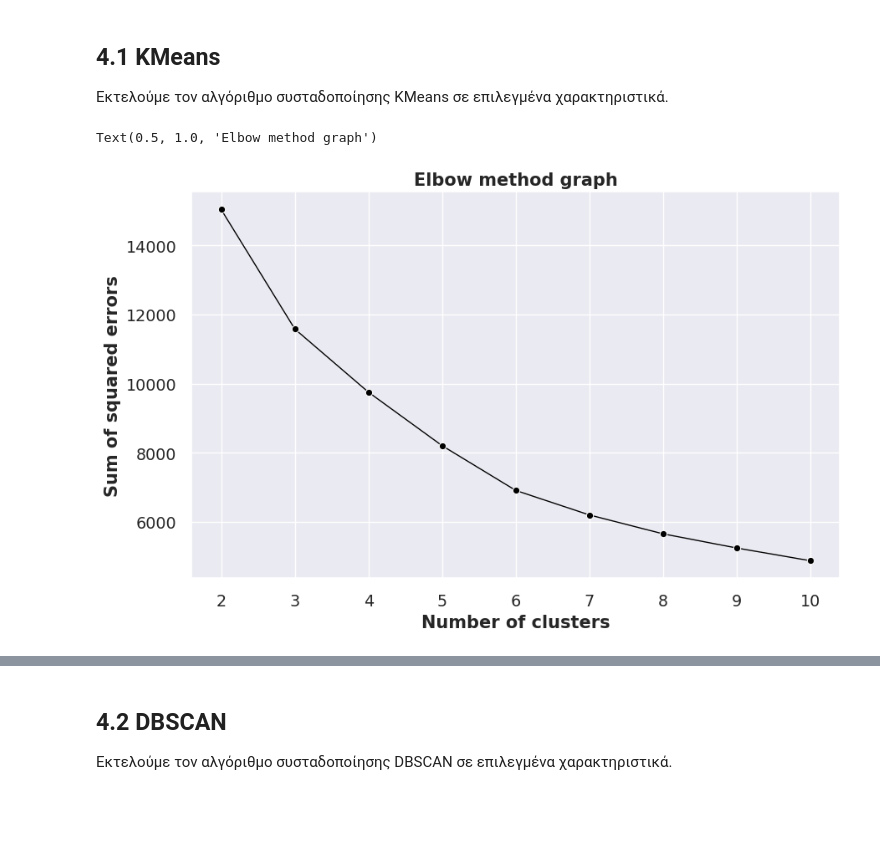
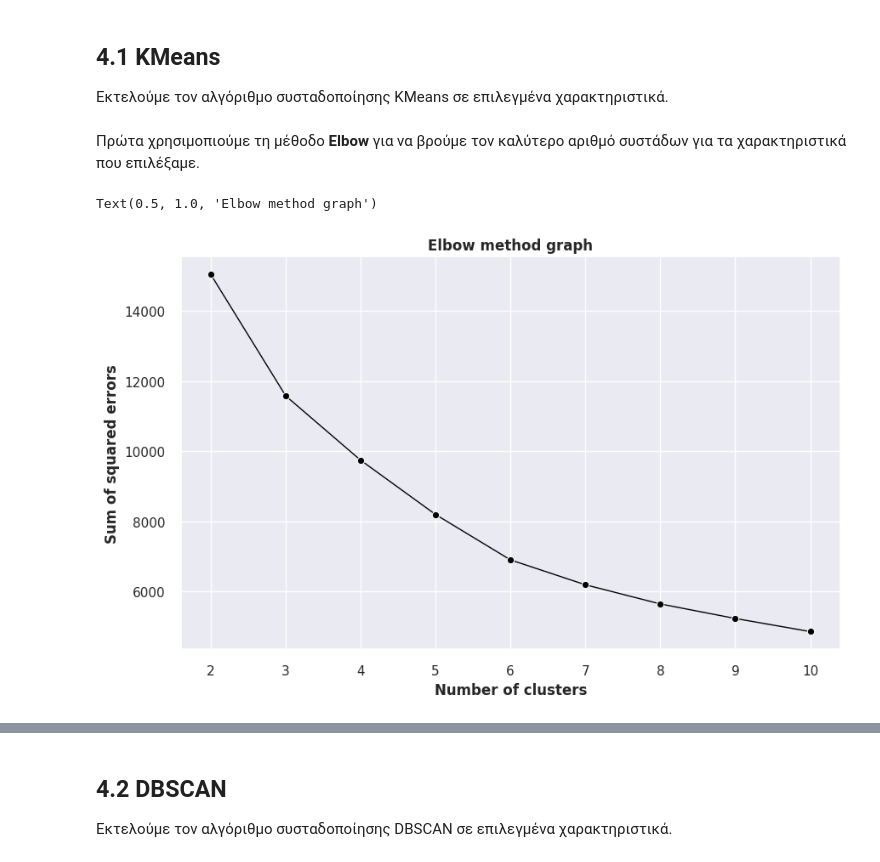
Before and after one commit to AAleksandros/HUA-DIT-Data-mining-project, a Jupyter notebook: project.ipynb, the cells around one changed output, grey strips where cells are left out. Cells and saved outputs as stored; diff of their text form; code cells hidden in the pictures; blank space fills up the shorter version.

```diff
--- a/project.ipynb
+++ b/project.ipynb
@@ -592,6 +591,8 @@ df_cl = pd.concat([df_cl, principal_components_df], axis=1)
 # %% [markdown]
 ## 4.1 KMeans
 Εκτελούμε τον αλγόριθμο συσταδοποίησης KMeans σε επιλεγμένα χαρακτηριστικά.
+# %% [markdown]
+Πρώτα χρησιμοπιούμε τη μέθοδο **Elbow** για να βρούμε τον καλύτερο αριθμό συστάδων για τα χαρακτηριστικά που επιλέξαμε.
 # %%
 inertia = []
 for i in range(2,11):
@@ -600,17 +601,18 @@ for i in range(2,11):
     inertia.append(kmeans_pca.inertia_)
 # %%
 plt.figure(figsize=(10,6))
-sns.set_theme(style='darkgrid', font_scale=1.25)
+# sns.set_theme(style='darkgrid', font_scale=1.25)
+sns.set_theme()
 ax = sns.lineplot(x = range(2, 11),
              y = inertia,
              marker='o', markerfacecolor='black',
              color='black', linewidth=1)
 
 
 ax.set(title='Elbow method graph', xlabel='Number of clusters', ylabel='Sum of squared errors')
 ax.set_xlabel(ax.get_xlabel(), fontdict={'weight': 'bold'})
 ax.set_ylabel(ax.get_ylabel(), fontdict={'weight': 'bold'})
 ax.set_title(ax.get_title(), fontdict={'weight': 'bold'})
 # %% [output]
 Text(0.5, 1.0, 'Elbow method graph')
-[figure, old version]
+[figure, new version]
```
Also changed, not shown: parts of 13 cells of this notebook.
